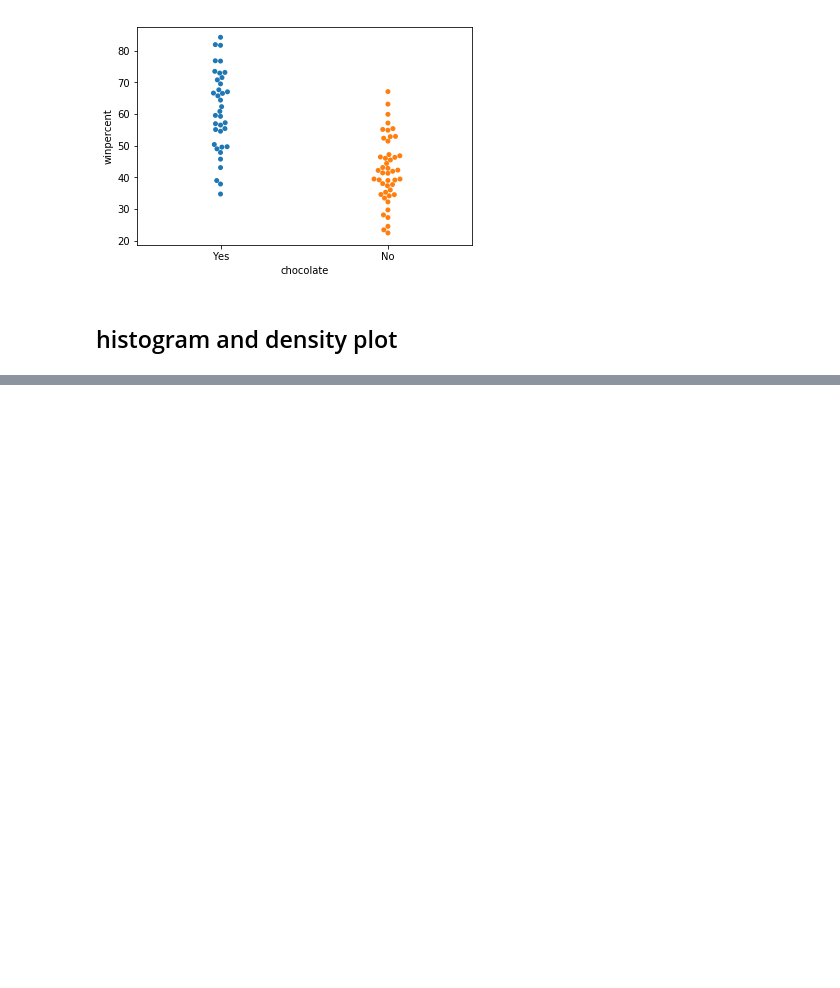
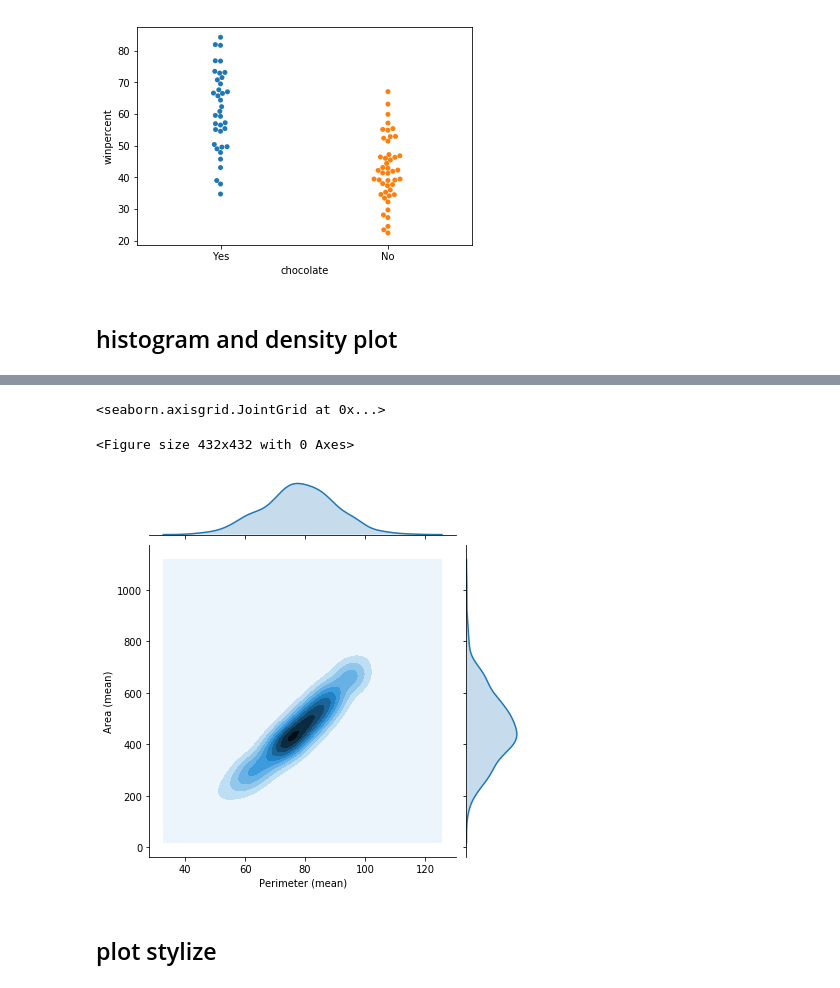
Before and after one commit to valuntiny/kaggle_data_visualization, a Jupyter notebook: kaggle_data_visualization.ipynb, the cells around one changed output, grey strips where cells are left out. Saved outputs shown, nothing was run; the diff lists cells and outputs as text; code cells hidden in the pictures; blank space fills up the shorter version.

```diff
--- a/kaggle_data_visualization.ipynb
+++ b/kaggle_data_visualization.ipynb
@@ -147,0 +178,10 @@ sns.swarmplot(x='chocolate', y='winpercent', data=candy_data)
+# %%
+# 2D KDE plot
+plt.figure(figsize=(6,6))
+sns.jointplot(x=cancer_b_data['Perimeter (mean)'], y=cancer_b_data['Area (mean)'], kind='kde')
+# %% [output]
+<seaborn.axisgrid.JointGrid at 0x...>
+<Figure size 432x432 with 0 Axes>
+[figure, added]
+# %% [markdown]
+## plot stylize
```
Also changed, not shown: parts of 7 cells of this notebook, 3 other files.
